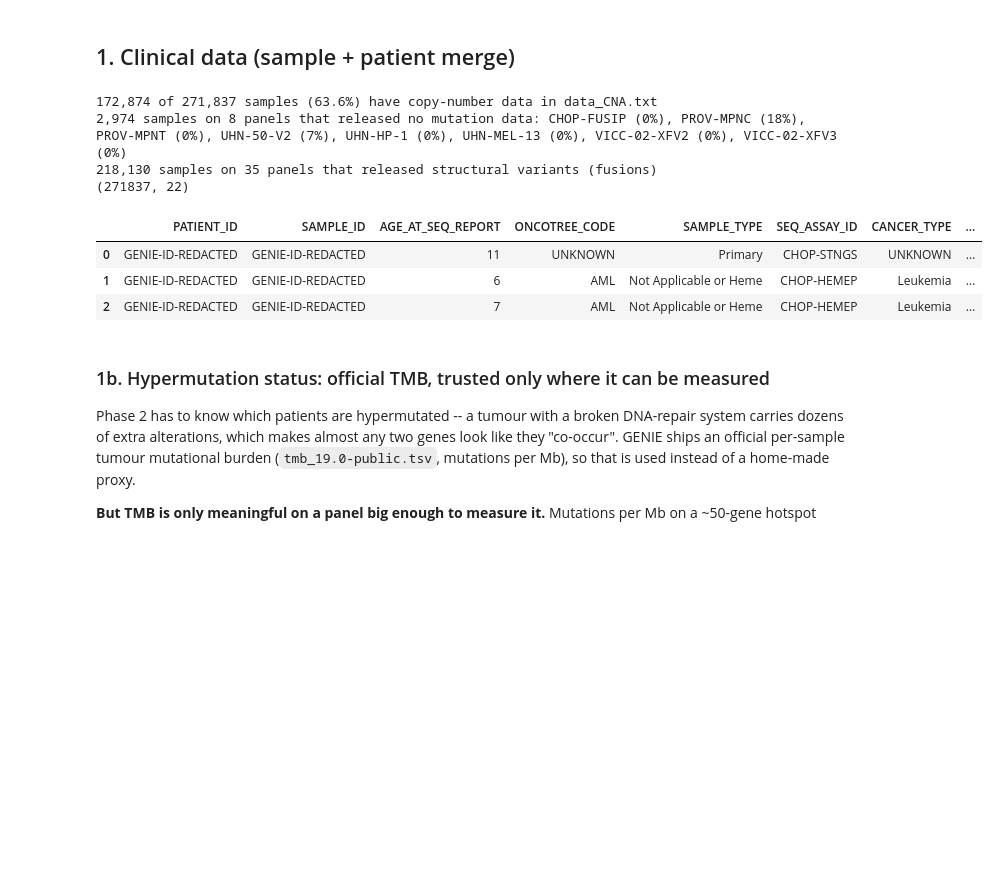
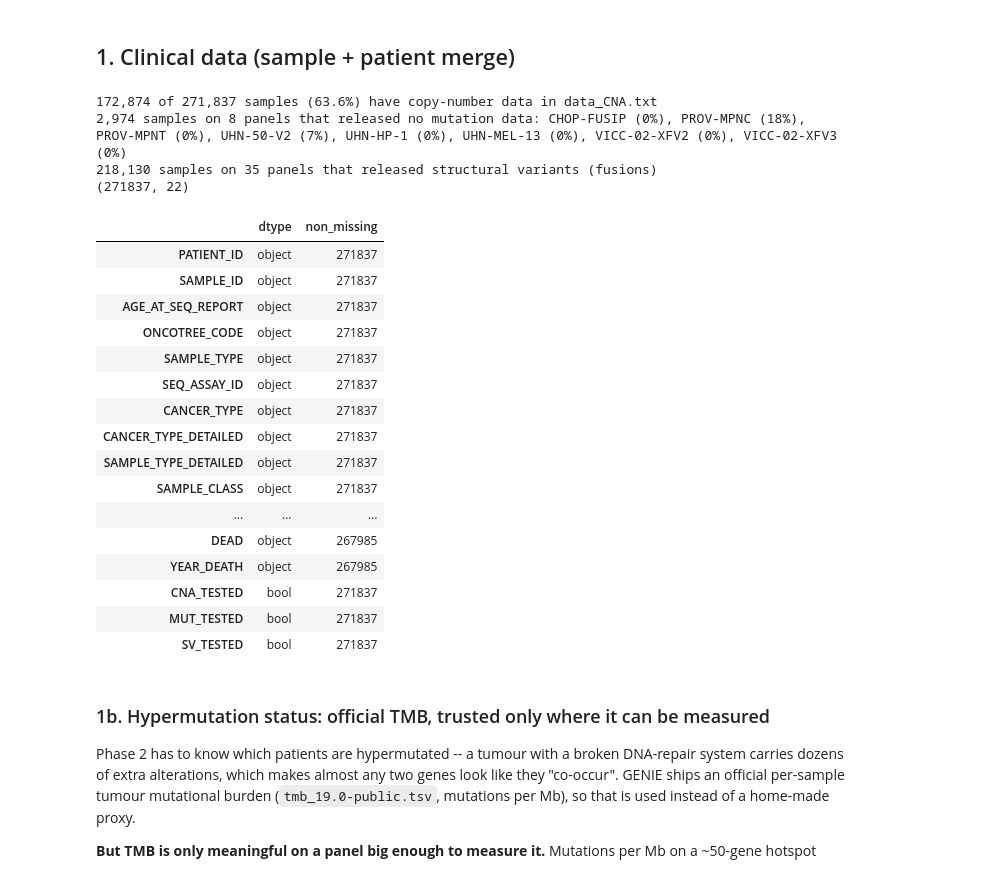
Before and after one commit to Wlimni/Learning-Cancer-Mutation-Landscapes-from-Large-Scale-Mutation-Testing-Data-fyp, a Jupyter notebook: notebooks/01_phase1_preprocessing.ipynb, the cells around one changed output. Cells and saved outputs as stored; diff of their text form; code cells hidden in the pictures; blank space fills up the shorter version.

```diff
--- a/notebooks/01_phase1_preprocessing.ipynb
+++ b/notebooks/01_phase1_preprocessing.ipynb
@@ -134,6 +134,12 @@ import pandas as pd
 
 pd.set_option("display.max_columns", 50)
 qc_summary = {}
+
+
+def schema(df: pd.DataFrame) -> pd.DataFrame:
+    """Column names, types and non-missing counts -- shows a table's structure without printing
+    individual patients' rows (GENIE data must not be redistributed, and notebook outputs are public)."""
+    return pd.DataFrame({"dtype": df.dtypes.astype(str), "non_missing": df.notna().sum()})
 
 DATA_DIR = Path.cwd().parent / "data"
 RAW_DIR = DATA_DIR / "raw"
@@ -328,38 +334,51 @@ print(f"{clinical['CNA_TESTED'].sum():,} of {len(clinical):,} samples "
 # Per-sample mutation testability, the mutation-side equivalent. The mutation file
 # lists only mutations found, so a single sample with none is normal -- but a PANEL
 # whose samples almost never appear in it released no mutation data (e.g.
 # VICC-02-XFV2 and CHOP-FUSIP: 0% of samples). Gene-level gaps inside a panel
 # cannot be read from the data and are left as they are.
 MIN_PANEL_MUTATION_REPORTING = 0.20
 _maf_samples = set(pd.read_csv(RAW_DIR / "data_mutations_extended.txt", sep="\t",
                                usecols=["Tumor_Sample_Barcode"], low_memory=False)["Tumor_Sample_Barcode"])
 _panel_rate = clinical["SAMPLE_ID"].isin(_maf_samples).groupby(clinical["SEQ_ASSAY_ID"]).mean()
 _silent_panels = _panel_rate[_panel_rate < MIN_PANEL_MUTATION_REPORTING]
 clinical["MUT_TESTED"] = ~clinical["SEQ_ASSAY_ID"].isin(_silent_panels.index)
 qc_summary["panels_without_mutation_data"] = {p: round(float(r), 3) for p, r in _silent_panels.items()}
 
 # Fusion (structural-variant) testability, the same way: a panel counts as fusion-tested only if
 # it actually released structural variants. Panel metadata disagrees in both directions:
 # 9 panels claim SV detection but released none, 3 released SVs without claiming it.
 _sv_samples = set(pd.read_csv(RAW_DIR / "data_sv.txt", sep="\t", usecols=["Sample_Id"])["Sample_Id"])
 SV_PANELS = set(clinical.loc[clinical["SAMPLE_ID"].isin(_sv_samples), "SEQ_ASSAY_ID"])
 clinical["SV_TESTED"] = clinical["SEQ_ASSAY_ID"].isin(SV_PANELS)
 qc_summary["n_sv_reporting_panels"] = len(SV_PANELS)
 qc_summary["n_samples_sv_tested"] = int(clinical["SV_TESTED"].sum())
 print(f"{(~clinical['MUT_TESTED']).sum():,} samples on {len(_silent_panels)} panels that released no "
       f"mutation data: {', '.join(f'{p} ({r:.0%})' for p, r in _silent_panels.items())}")
 print(f"{clinical['SV_TESTED'].sum():,} samples on {len(SV_PANELS)} panels that released structural variants (fusions)")
 print(clinical.shape)
-clinical.head(3)
+schema(clinical)
 # %% [output]
 172,874 of 271,837 samples (63.6%) have copy-number data in data_CNA.txt
 2,974 samples on 8 panels that released no mutation data: CHOP-FUSIP (0%), PROV-MPNC (18%), PROV-MPNT (0%), UHN-50-V2 (7%), UHN-HP-1 (0%), UHN-MEL-13 (0%), VICC-02-XFV2 (0%), VICC-02-XFV3 (0%)
 218,130 samples on 35 panels that released structural variants (fusions)
 (271837, 22)
-|  | PATIENT_ID | SAMPLE_ID | AGE_AT_SEQ_REPORT | ONCOTREE_CODE | SAMPLE_TYPE | SEQ_ASSAY_ID | CANCER_TYPE | ... |
-| 0 | GENIE-ID-REDACTED | GENIE-ID-REDACTED | 11 | UNKNOWN | Primary | CHOP-STNGS | UNKNOWN | ... |
-| 1 | GENIE-ID-REDACTED | GENIE-ID-REDACTED | 6 | AML | Not Applicable or Heme | CHOP-HEMEP | Leukemia | ... |
-| 2 | GENIE-ID-REDACTED | GENIE-ID-REDACTED | 7 | AML | Not Applicable or Heme | CHOP-HEMEP | Leukemia | ... |
+|  | dtype | non_missing |
+| PATIENT_ID | object | 271837 |
+| SAMPLE_ID | object | 271837 |
+| AGE_AT_SEQ_REPORT | object | 271837 |
+| ONCOTREE_CODE | object | 271837 |
+| SAMPLE_TYPE | object | 271837 |
+| SEQ_ASSAY_ID | object | 271837 |
+| CANCER_TYPE | object | 271837 |
+| CANCER_TYPE_DETAILED | object | 271837 |
+| SAMPLE_TYPE_DETAILED | object | 271837 |
+| SAMPLE_CLASS | object | 271837 |
+| ... | ... | ... |
+| DEAD | object | 267985 |
+| YEAR_DEATH | object | 267985 |
+| CNA_TESTED | bool | 271837 |
+| MUT_TESTED | bool | 271837 |
+| SV_TESTED | bool | 271837 |
 # %% [markdown]
 ### 1b. Hypermutation status: official TMB, trusted only where it can be measured
 
```
Also changed, not shown: parts of 4 cells of this notebook.
